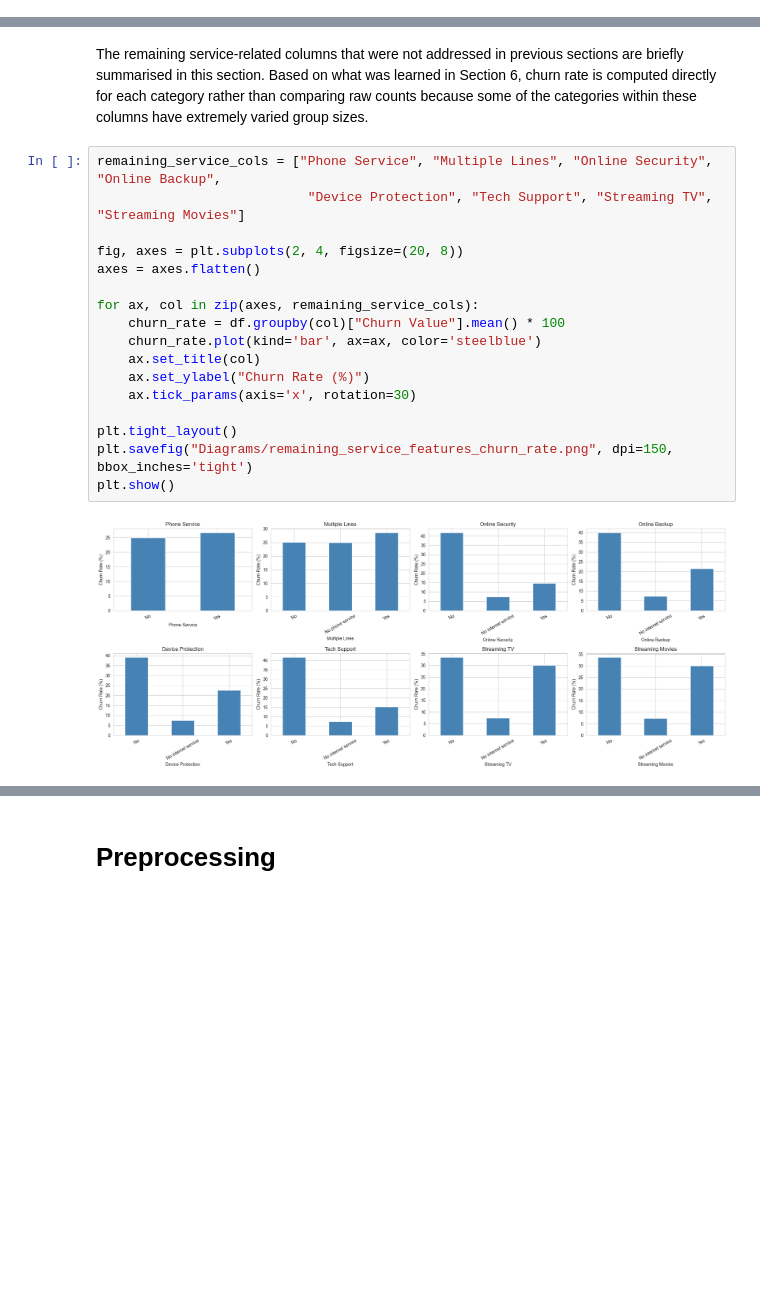
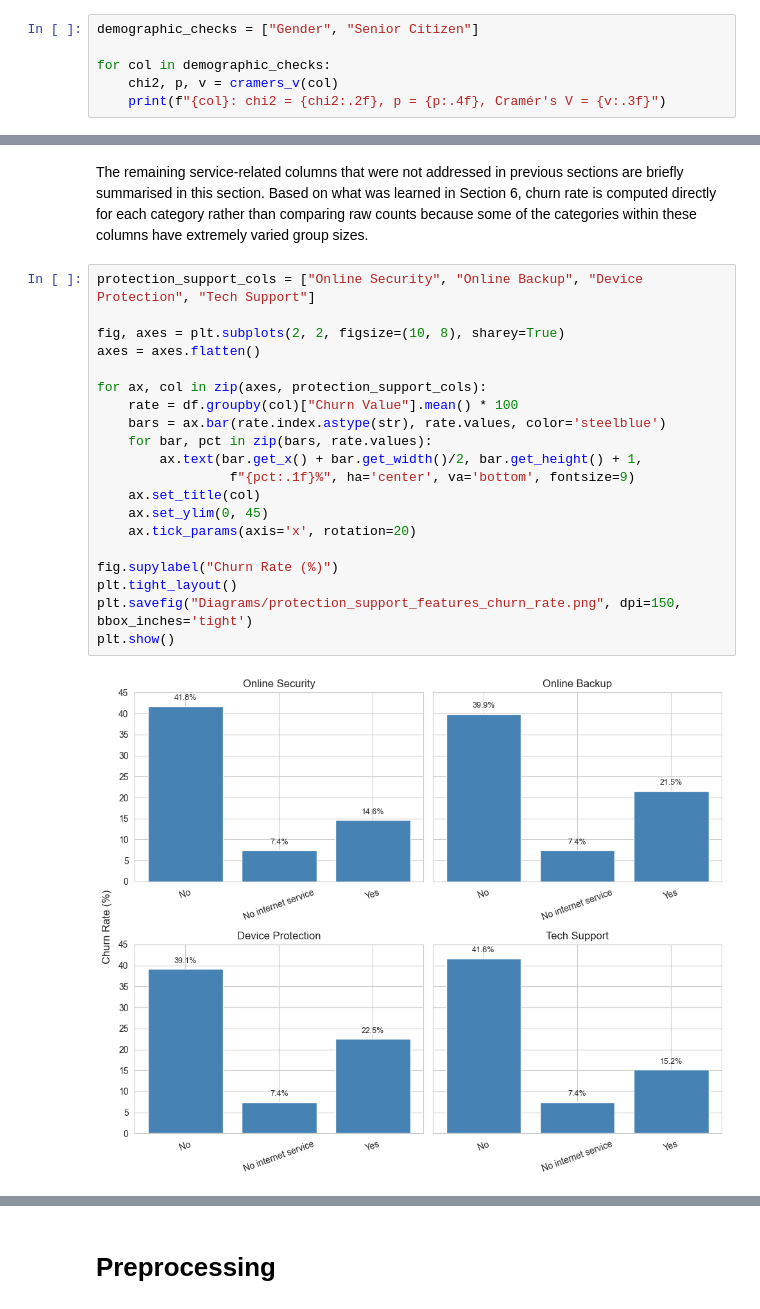
Before and after one commit to ST10294145/Customer-Churn-Data-Analysis, a Jupyter notebook: churn_data.ipynb, the cells around one changed output, grey strips where cells are left out. Drawn from its saved outputs; the diff is of its cells as text; blank space fills up the shorter version.

```diff
--- a/churn_data.ipynb
+++ b/churn_data.ipynb
@@ -285,0 +318,6 @@ Name: Churn Value, dtype: float64
+# %%
+demographic_checks = ["Gender", "Senior Citizen"]
+
+for col in demographic_checks:
+    chi2, p, v = cramers_v(col)
+    print(f"{col}: chi2 = {chi2:.2f}, p = {p:.4f}, Cramér's V = {v:.3f}")
@@ -302,22 +345,25 @@ Figure 6: Churn by Gender and Senior Citizen status, alongside payment method us
 # Section 7: Overview of Remaining Service Features
 # %% [markdown]
 The remaining service-related columns that were not addressed in previous sections are briefly summarised in this section. Based on what was learned in Section 6, churn rate is computed directly for each category rather than comparing raw counts because some of the categories within these columns have extremely varied group sizes.
-# %%
-remaining_service_cols = ["Phone Service", "Multiple Lines", "Online Security", "Online Backup",
-                           "Device Protection", "Tech Support", "Streaming TV", "Streaming Movies"]
-
-fig, axes = plt.subplots(2, 4, figsize=(20, 8))
-axes = axes.flatten()
-
-for ax, col in zip(axes, remaining_service_cols):
-    churn_rate = df.groupby(col)["Churn Value"].mean() * 100
-    churn_rate.plot(kind='bar', ax=ax, color='steelblue')
-    ax.set_title(col)
-    ax.set_ylabel("Churn Rate (%)")
-    ax.tick_params(axis='x', rotation=30)
-
-plt.tight_layout()
-plt.savefig("Diagrams/remaining_service_features_churn_rate.png", dpi=150, bbox_inches='tight')
-plt.show()
-# %% [output]
-[figure, removed]
+# %%
+protection_support_cols = ["Online Security", "Online Backup", "Device Protection", "Tech Support"]
+
+fig, axes = plt.subplots(2, 2, figsize=(10, 8), sharey=True)
+axes = axes.flatten()
+
+for ax, col in zip(axes, protection_support_cols):
+    rate = df.groupby(col)["Churn Value"].mean() * 100
+    bars = ax.bar(rate.index.astype(str), rate.values, color='steelblue')
+    for bar, pct in zip(bars, rate.values):
+        ax.text(bar.get_x() + bar.get_width()/2, bar.get_height() + 1,
+                 f"{pct:.1f}%", ha='center', va='bottom', fontsize=9)
+    ax.set_title(col)
+    ax.set_ylim(0, 45)
+    ax.tick_params(axis='x', rotation=20)
+
+fig.supylabel("Churn Rate (%)")
+plt.tight_layout()
+plt.savefig("Diagrams/protection_support_features_churn_rate.png", dpi=150, bbox_inches='tight')
+plt.show()
+# %% [output]
+[figure, added]
```
Also changed, not shown: parts of 17 cells of this notebook, 15 other files.
